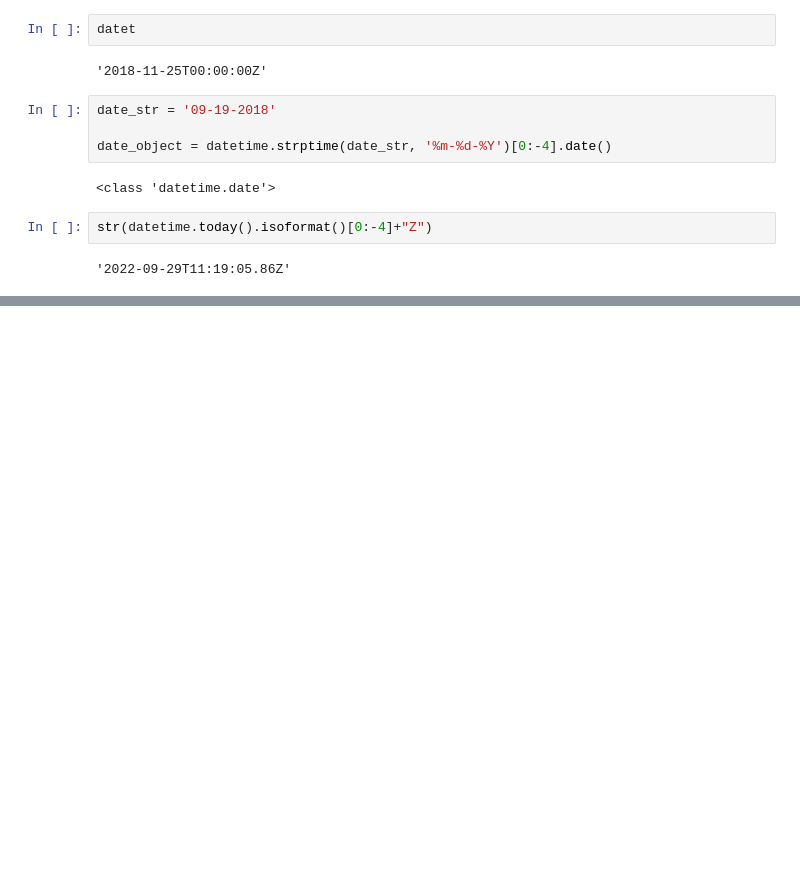
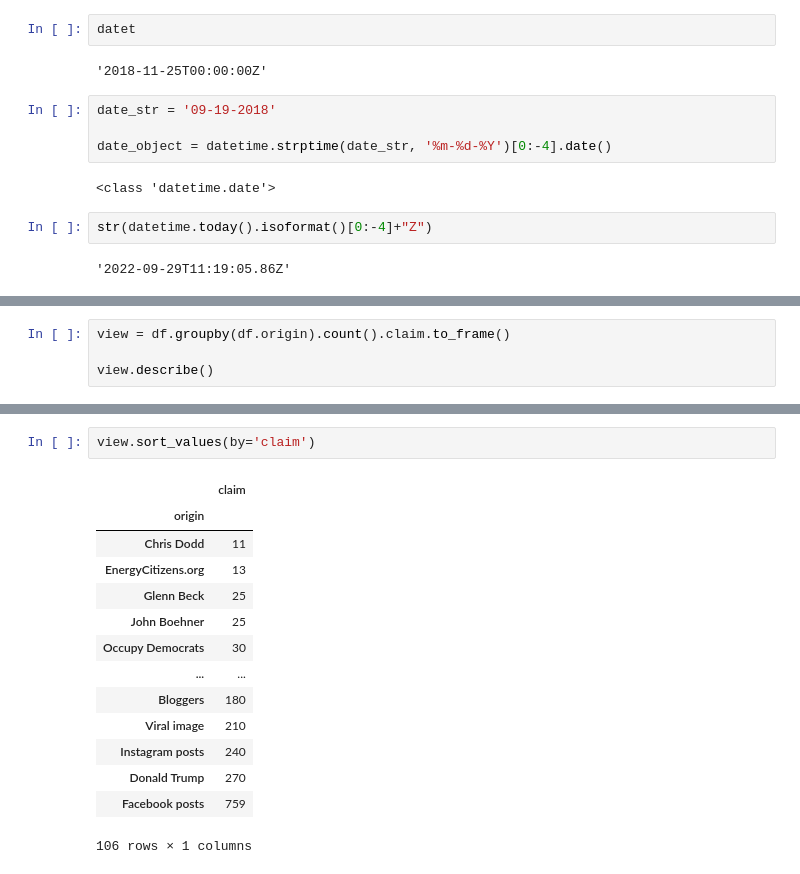
Before and after one commit to lrnz-asnprs/tweet-collector, a Jupyter notebook: scripting.ipynb, the cells around one changed output, grey strips where cells are left out. Drawn from its saved outputs; the diff is of its cells as text; blank space fills up the shorter version.

```diff
--- a/scripting.ipynb
+++ b/scripting.ipynb
@@ -95,0 +130,4 @@ str(datetime.today().isoformat()[0:-4]+"Z")
+# %%
+view = df.groupby(df.origin).count().claim.to_frame()
+
+view.describe()
@@ -95,0 +144,17 @@ str(datetime.today().isoformat()[0:-4]+"Z")
+# %%
+view.sort_values(by='claim')
+# %% [output]
+|  | claim |
+| origin |  |
+| Chris Dodd | 11 |
+| EnergyCitizens.org | 13 |
+| Glenn Beck | 25 |
+| John Boehner | 25 |
+| Occupy Democrats | 30 |
+| ... | ... |
+| Bloggers | 180 |
+| Viral image | 210 |
+| Instagram posts | 240 |
+| Donald Trump | 270 |
+| Facebook posts | 759 |
+106 rows × 1 columns
```
Also changed, not shown: parts of 13 cells of this notebook, 14 other files.
